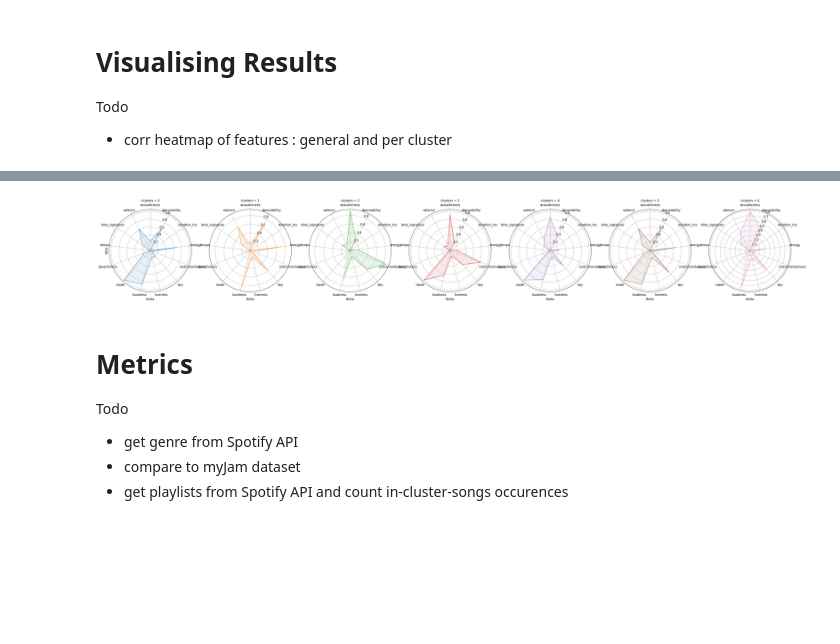
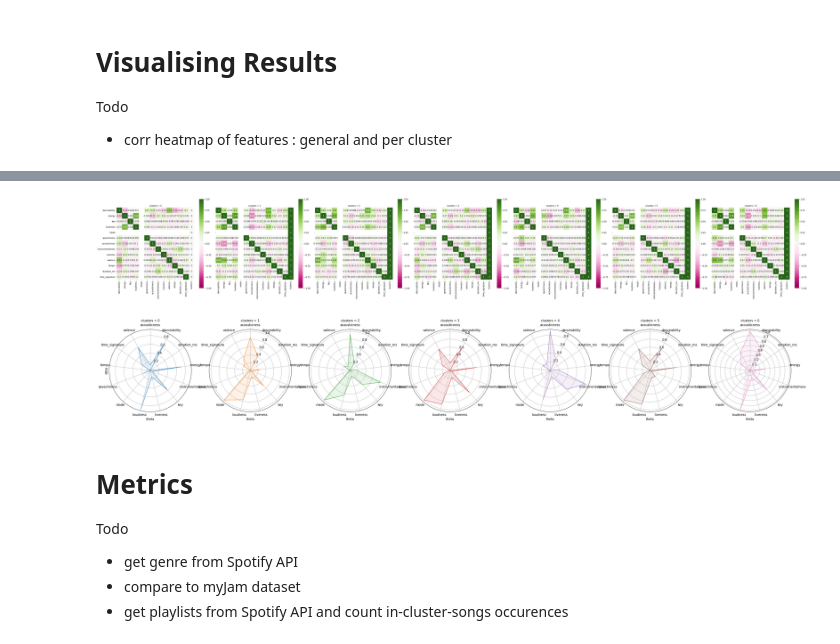
Before and after one commit to circle-ish/DataScienceBC22, a Jupyter notebook: proj4_moose_music/sec6_project6_song_clustering.ipynb, the cells around one changed output, grey strips where cells are left out. Drawn from its saved outputs; the diff is of its cells as text; code cells hidden in the pictures; blank space fills up the shorter version.

Commit message:
added correlation heatmap plot per cluster

```diff
--- a/proj4_moose_music/sec6_project6_song_clustering.ipynb
+++ b/proj4_moose_music/sec6_project6_song_clustering.ipynb
@@ -164,10 +164,13 @@ Text(0.5, 1.0, 'Looking for a relation between features')
+# %%
+from src.visualisations import corr_heatmap
+corr_heatmap(df_num_scaled)
+# %% [output]
+[figure, added]
 # %%
-from src.utils import reload_module
-reload_module({'name' :'.visualisations', 'package':'src'})
 from src.visualisations import spider_plot
 spider_plot(cl_pos)
 # %% [output]
-[figure, old version]
+[figure, new version]
 # %% [markdown]
 # Metrics
 Todo
```
Also changed, not shown: parts of 1 cell of this notebook, 1 other file.
